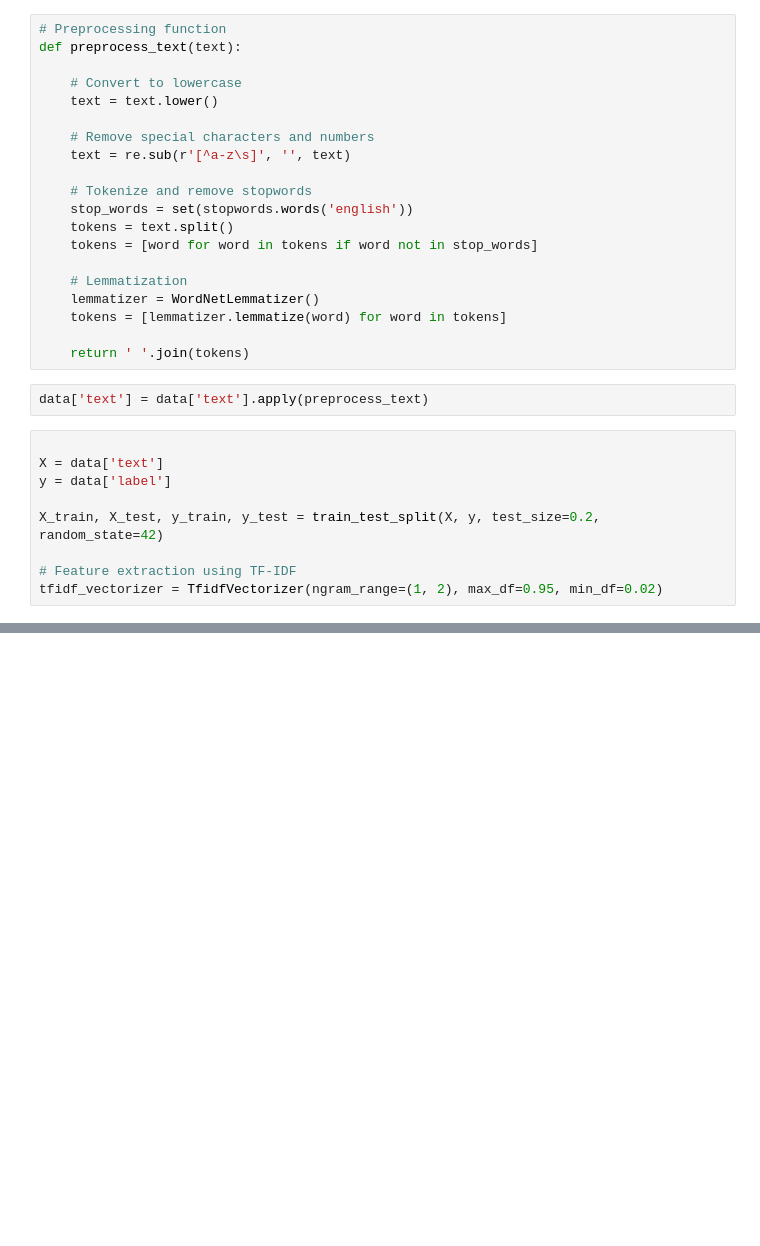
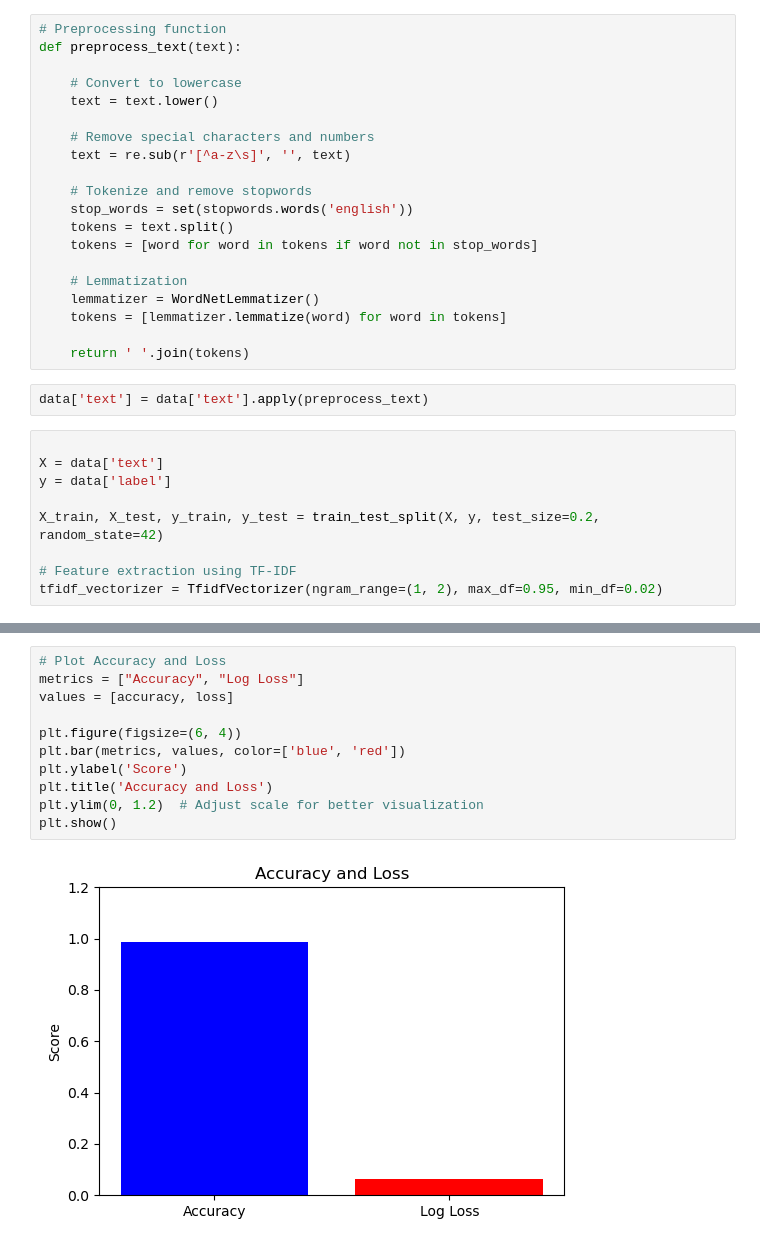
Before and after one commit to LaylaZx/PROJECT-NLP-Challenge, a Jupyter notebook: NLP_News_Classifiers/NLP_logistic.ipynb, the cells around one changed output, grey strips where cells are left out. Drawn from its saved outputs; the diff is of its cells as text; blank space fills up the shorter version.

```diff
--- a/NLP_News_Classifiers/NLP_logistic.ipynb
+++ b/NLP_News_Classifiers/NLP_logistic.ipynb
@@ -113,0 +132,13 @@ Accuracy: 92.28%
+# %%
+# Plot Accuracy and Loss
+metrics = ["Accuracy", "Log Loss"]
+values = [accuracy, loss]
+
+plt.figure(figsize=(6, 4))
+plt.bar(metrics, values, color=['blue', 'red'])
+plt.ylabel('Score')
+plt.title('Accuracy and Loss')
+plt.ylim(0, 1.2)  # Adjust scale for better visualization
+plt.show()
+# %% [output]
+[figure, added]
```
Also changed, not shown: parts of 6 cells of this notebook.
